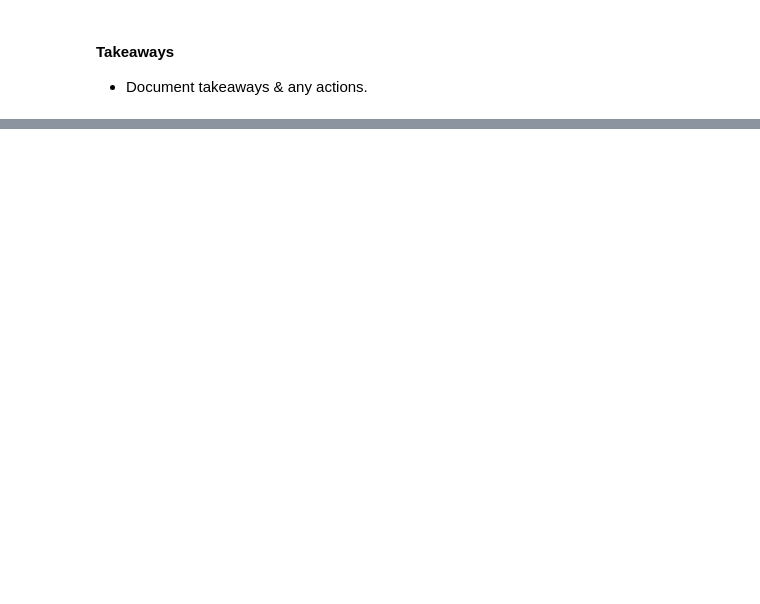
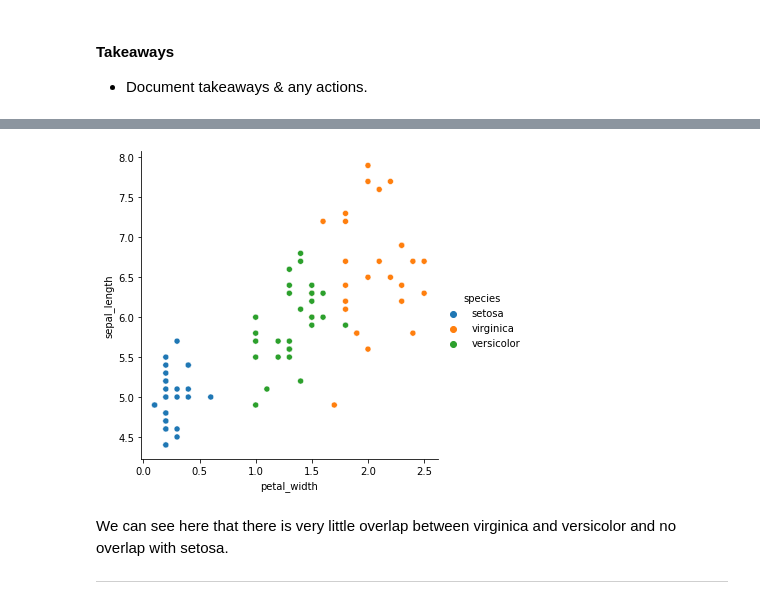
Before and after one commit to alegarcia-dev/classification-exercises, a Jupyter notebook: classification_exercises.ipynb, the cells around one changed output, grey strips where cells are left out. Saved outputs shown, nothing was run; the diff lists cells and outputs as text; code cells hidden in the pictures; blank space fills up the shorter version.

```diff
--- a/classification_exercises.ipynb
+++ b/classification_exercises.ipynb
@@ -1038,0 +1129,8 @@ We reject the null hypothesis that the population means of petal width for all t
+# %%
+sns.relplot(data = train, x = 'petal_width', y = 'sepal_length', hue = 'species');
+# %% [output]
+[figure, added]
+# %% [markdown]
+We can see here that there is very little overlap between virginica and versicolor and no overlap with setosa.
+
+---
```
Also changed, not shown: parts of 46 cells of this notebook.
